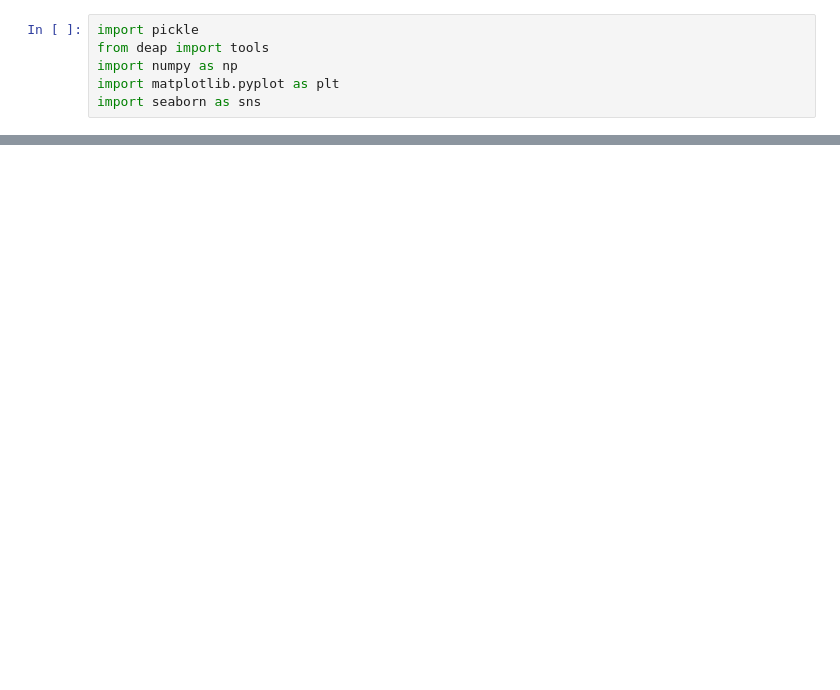
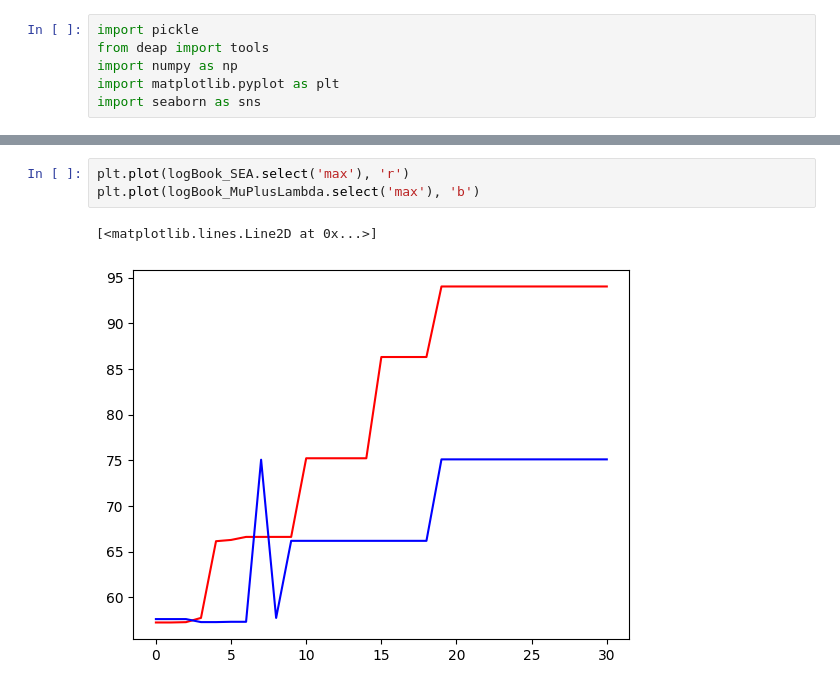
Before and after one commit to sanderbroos/EvolutionaryComputing, a Jupyter notebook: Experiments_statistics.ipynb, the cells around one changed output, grey strips where cells are left out. Drawn from its saved outputs; the diff is of its cells as text; blank space fills up the shorter version.

```diff
--- a/Experiments_statistics.ipynb
+++ b/Experiments_statistics.ipynb
@@ -51,0 +32,6 @@ logBook.select('max')
+# %%
+plt.plot(logBook_SEA.select('max'), 'r')
+plt.plot(logBook_MuPlusLambda.select('max'), 'b')
+# %% [output]
+[<matplotlib.lines.Line2D at 0x...>]
+[figure, added]
```
Also changed, not shown: parts of 7 cells of this notebook, 13 other files.
